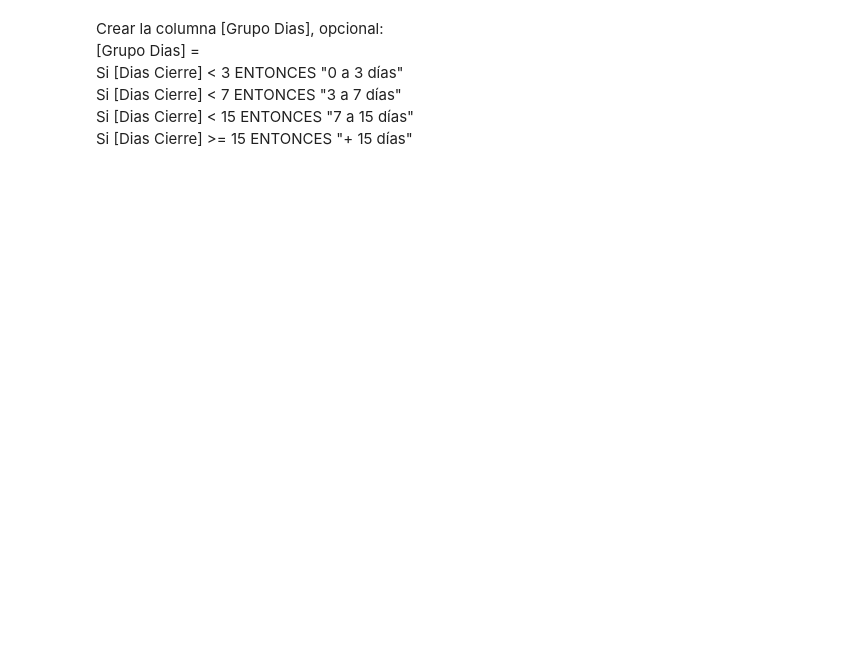
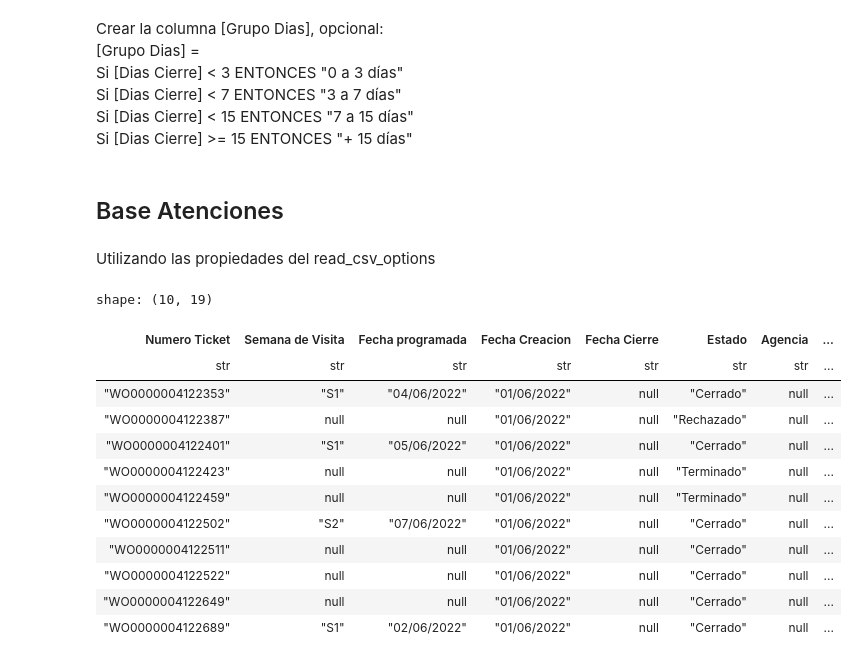
Before and after one commit to ajespinoza2024/Python-for-ETL-E1, a Jupyter notebook: Proceso ETL.ipynb, the cells around one changed output. Cells and saved outputs as stored; diff of their text form; code cells hidden in the pictures; blank space fills up the shorter version.

Commit message:
Leyendo Excel con motor CSV

```diff
--- a/Proceso ETL.ipynb
+++ b/Proceso ETL.ipynb
@@ -328,3 +328,30 @@ Tickets = tickets.with_columns(
                                 .otherwise(pl.lit('+ de 15 días'))
                                 .alias('Grupo Dias')
                             )
+# %% [markdown]
+## Base Atenciones
+# %% [markdown]
+Utilizando las propiedades del read_csv_options
+# %%
+pl.read_excel(
+    source= './Atenciones/Atenciones Centro.xlsx',
+    sheet_name='Hoja1',
+    engine='xlsx2csv',
+    read_csv_options={
+        "infer_schema_length": 0
+    }
+).head(10)
+# %% [output]
+shape: (10, 19)
+| Numero Ticket | Semana de Visita | Fecha programada | Fecha Creacion | Fecha Cierre | Estado | Agencia | ... |
+| str | str | str | str | str | str | str | ... |
+| "WO0000004122353" | "S1" | "04/06/2022" | "01/06/2022" | null | "Cerrado" | null | ... |
+| "WO0000004122387" | null | null | "01/06/2022" | null | "Rechazado" | null | ... |
+| "WO0000004122401" | "S1" | "05/06/2022" | "01/06/2022" | null | "Cerrado" | null | ... |
+| "WO0000004122423" | null | null | "01/06/2022" | null | "Terminado" | null | ... |
+| "WO0000004122459" | null | null | "01/06/2022" | null | "Terminado" | null | ... |
+| "WO0000004122502" | "S2" | "07/06/2022" | "01/06/2022" | null | "Cerrado" | null | ... |
+| "WO0000004122511" | null | null | "01/06/2022" | null | "Cerrado" | null | ... |
+| "WO0000004122522" | null | null | "01/06/2022" | null | "Cerrado" | null | ... |
+| "WO0000004122649" | null | null | "01/06/2022" | null | "Cerrado" | null | ... |
+| "WO0000004122689" | "S1" | "02/06/2022" | "01/06/2022" | null | "Cerrado" | null | ... |
```
Also changed, not shown: parts of 1 cell of this notebook.
